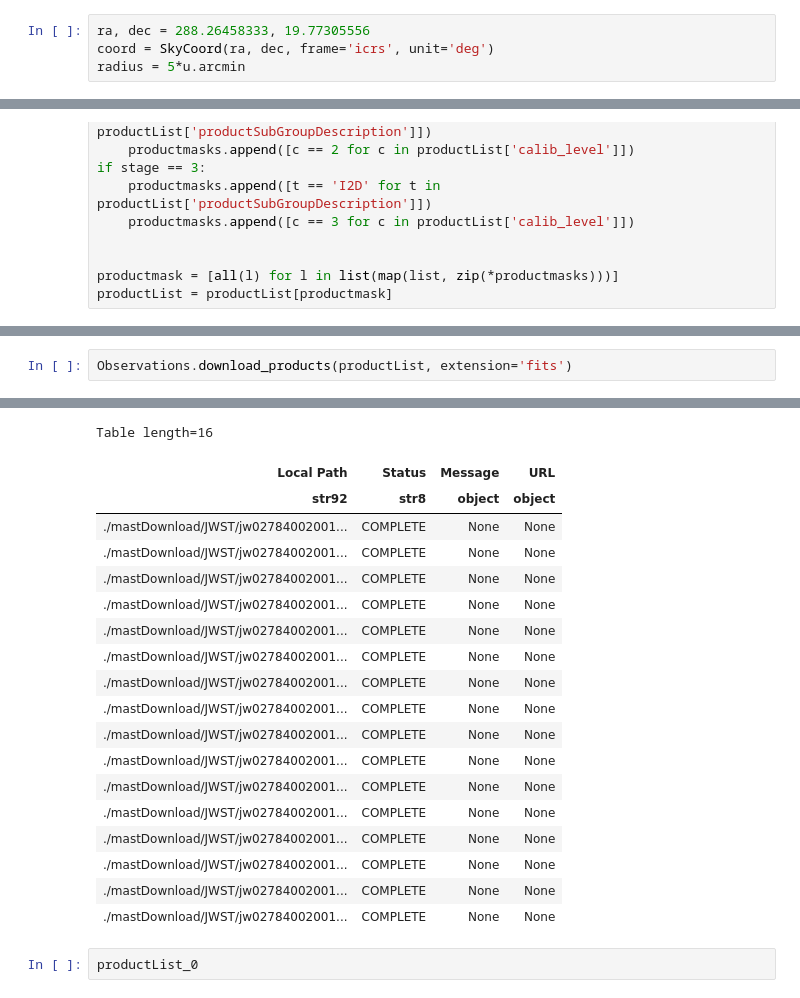
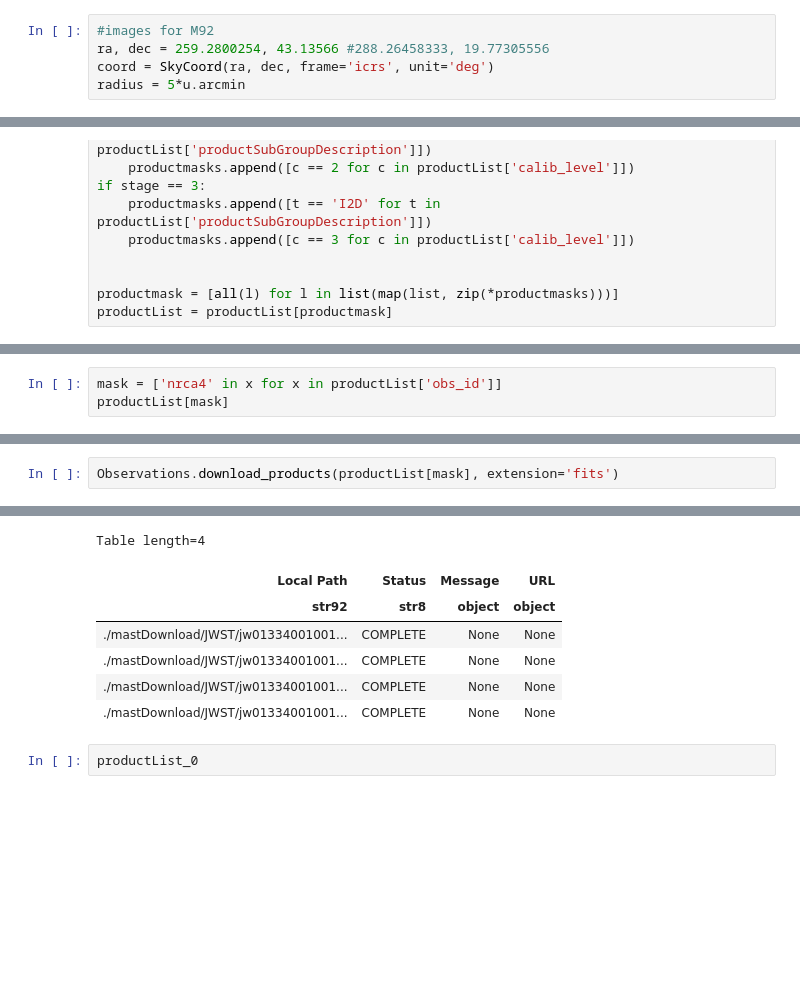
Before and after one commit to aswinsuresh24/jwst123, a Jupyter notebook: hst_download.ipynb, the cells around one changed output, grey strips where cells are left out. Saved outputs shown, nothing was run; the diff lists cells and outputs as text; blank space fills up the shorter version.

```diff
--- a/hst_download.ipynb
+++ b/hst_download.ipynb
@@ -417,7 +417,8 @@ table
 # %% [markdown]
 ### JWST
 # %%
-ra, dec = 288.26458333, 19.77305556
+#images for M92
+ra, dec = 259.2800254, 43.13566 #288.26458333, 19.77305556
 coord = SkyCoord(ra, dec, frame='icrs', unit='deg')
 radius = 5*u.arcmin
 # %%
@@ -496,0 +472,3 @@ Table masked=True length=16
+# %%
+mask = ['nrca4' in x for x in productList['obs_id']]
+productList[mask]
@@ -497,3 +483,3 @@ Table masked=True length=16
 # %%
-Observations.download_products(productList, extension='fits')
+Observations.download_products(productList[mask], extension='fits')
 # %% [output]
@@ -516,22 +490,10 @@ Downloading URL https://mast.stsci.edu/api/v0.1/Download/file?uri=mast:JWST/prod
-Table length=16
+Table length=4
 | Local Path | Status | Message | URL |
 | str92 | str8 | object | object |
-| ./mastDownload/JWST/jw02784002001... | COMPLETE | None | None |
-| ./mastDownload/JWST/jw02784002001... | COMPLETE | None | None |
-| ./mastDownload/JWST/jw02784002001... | COMPLETE | None | None |
-| ./mastDownload/JWST/jw02784002001... | COMPLETE | None | None |
-| ./mastDownload/JWST/jw02784002001... | COMPLETE | None | None |
-| ./mastDownload/JWST/jw02784002001... | COMPLETE | None | None |
-| ./mastDownload/JWST/jw02784002001... | COMPLETE | None | None |
-| ./mastDownload/JWST/jw02784002001... | COMPLETE | None | None |
-| ./mastDownload/JWST/jw02784002001... | COMPLETE | None | None |
-| ./mastDownload/JWST/jw02784002001... | COMPLETE | None | None |
-| ./mastDownload/JWST/jw02784002001... | COMPLETE | None | None |
-| ./mastDownload/JWST/jw02784002001... | COMPLETE | None | None |
-| ./mastDownload/JWST/jw02784002001... | COMPLETE | None | None |
-| ./mastDownload/JWST/jw02784002001... | COMPLETE | None | None |
-| ./mastDownload/JWST/jw02784002001... | COMPLETE | None | None |
-| ./mastDownload/JWST/jw02784002001... | COMPLETE | None | None |
+| ./mastDownload/JWST/jw01334001001... | COMPLETE | None | None |
+| ./mastDownload/JWST/jw01334001001... | COMPLETE | None | None |
+| ./mastDownload/JWST/jw01334001001... | COMPLETE | None | None |
+| ./mastDownload/JWST/jw01334001001... | COMPLETE | None | None |
 # %%
 productList_0
 # %% [output]
```
Also changed, not shown: parts of 4 cells of this notebook.
